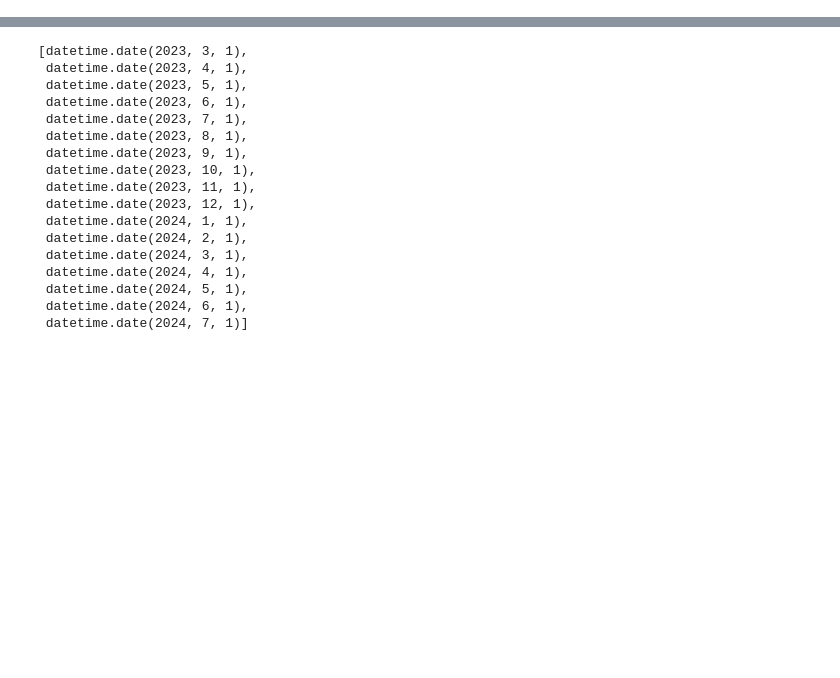
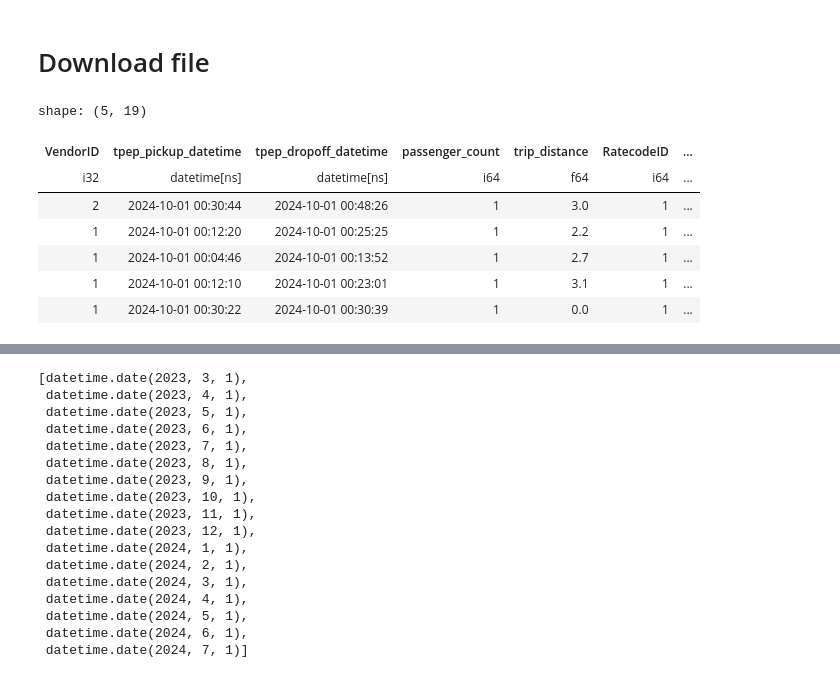
Before and after one commit to slafaurie/taxi_demand_service, a Jupyter notebook: notebooks/01_load_and_validate_raw_data.ipynb, the cells around one changed output, grey strips where cells are left out. Drawn from its saved outputs; the diff is of its cells as text; code cells hidden in the pictures; blank space fills up the shorter version.

```diff
--- a/notebooks/01_load_and_validate_raw_data.ipynb
+++ b/notebooks/01_load_and_validate_raw_data.ipynb
@@ -18,0 +15,14 @@ logger = get_logger(__name__)
+# %% [markdown]
+# Download file
+# %%
+df = fetch_raw_data(year=2024, month=10)
+df.head()
+# %% [output]
+shape: (5, 19)
+| VendorID | tpep_pickup_datetime | tpep_dropoff_datetime | passenger_count | trip_distance | RatecodeID | ... |
+| i32 | datetime[ns] | datetime[ns] | i64 | f64 | i64 | ... |
+| 2 | 2024-10-01 00:30:44 | 2024-10-01 00:48:26 | 1 | 3.0 | 1 | ... |
+| 1 | 2024-10-01 00:12:20 | 2024-10-01 00:25:25 | 1 | 2.2 | 1 | ... |
+| 1 | 2024-10-01 00:04:46 | 2024-10-01 00:13:52 | 1 | 2.7 | 1 | ... |
+| 1 | 2024-10-01 00:12:10 | 2024-10-01 00:23:01 | 1 | 3.1 | 1 | ... |
+| 1 | 2024-10-01 00:30:22 | 2024-10-01 00:30:39 | 1 | 0.0 | 1 | ... |
```
Also changed, not shown: parts of 5 cells of this notebook, 10 other files.
